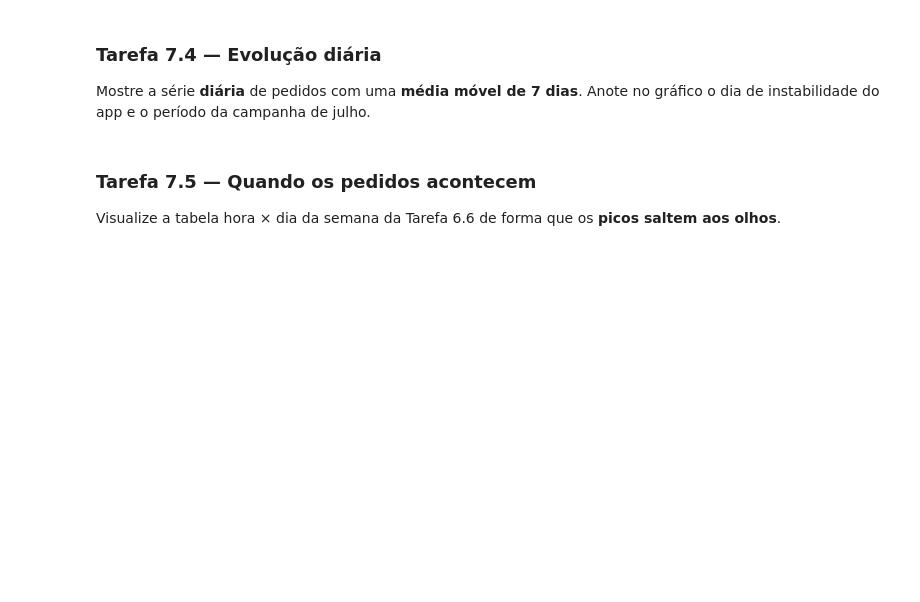
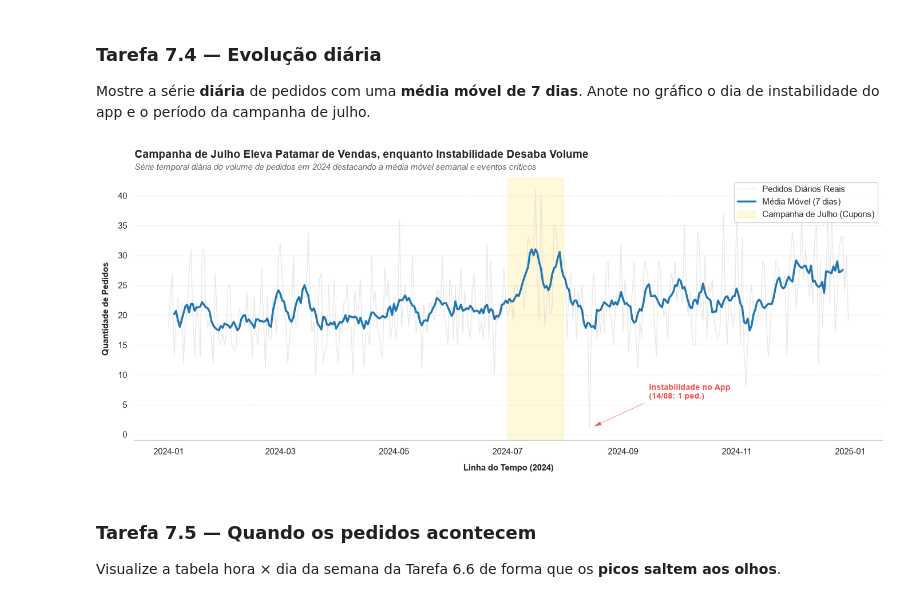
Before and after one commit to eduardoschlemer/TRABALHO-FINAL-ANALISE-EXPLORATORIA, a Jupyter notebook: projeto_final.ipynb, the cells around one changed output. Cells and saved outputs as stored; diff of their text form; code cells hidden in the pictures; blank space fills up the shorter version.

```diff
--- a/projeto_final.ipynb
+++ b/projeto_final.ipynb
@@ -1275,3 +2009,82 @@ Mostre a série **diária** de pedidos com uma **média móvel de 7 dias**. Anot
+# %%
+# 1. Preparar a série diária preenchendo possíveis dias vazios no calendário
+df["data_hora"] = pd.to_datetime(df["data_hora"])
+df_2024 = df[df["data_hora"].dt.year == 2024].copy()
+df_2024["data_pura"] = df_2024["data_hora"].dt.date
+
+serie_diaria = df_2024.groupby("data_pura").size()
+idx_completo = pd.date_range(
+    start="2024-01-01", end="2024-12-31", freq="D"
+).date
+serie_diaria = serie_diaria.reindex(idx_completo, fill_value=0)
+serie_diaria.index = pd.to_datetime(serie_diaria.index)
+
+# 2. Calcular a Média Móvel de 7 dias centralizada
+media_movel_7d = serie_diaria.rolling(window=7, center=True).mean()
+
+# 3. Inicializar a área do gráfico
+fig, ax = plt.subplots(figsize=(14, 6))
+
+# 4. Plotar os dados diários (cinza neutro) e a média móvel (azul de destaque)
+sns.lineplot(
+    x=serie_diaria.index,
+    y=serie_diaria.values,
+    ax=ax,
+    color=COR_NEUTRA,
+    alpha=0.5,
+    linewidth=1,
+    label="Pedidos Diários Reais",
+)
+sns.lineplot(
+    x=media_movel_7d.index,
+    y=media_movel_7d.values,
+    ax=ax,
+    color=COR_FOCO,
+    linewidth=2.5,
+    label="Média Móvel (7 dias)",
+)
+
+# 5. Sombreamento para a Campanha de Julho
+ax.axvspan(
+    pd.to_datetime("2024-07-01"),
+    pd.to_datetime("2024-07-31"),
+    color="gold",
+    alpha=0.15,
+    label="Campanha de Julho (Cupons)",
+)
+
+# 6. Seta indicando o dia de instabilidade do aplicativo (14/08/2024)
+data_anomala = pd.to_datetime("2024-08-14")
+qtd_anomala = (
+    serie_diaria.loc[data_anomala] if data_anomala in serie_diaria.index else 0
+)
+
+ax.annotate(
+    f"Instabilidade no App\n(14/08: {qtd_anomala} ped.)",
+    xy=(data_anomala, qtd_anomala),
+    xytext=(pd.to_datetime("2024-09-15"), qtd_anomala + 5),
+    arrowprops=dict(
+        facecolor=COR_ALERTA, shrink=0.05, width=1.5, headwidth=6
+    ),
+    color=COR_ALERTA,
+    fontweight="bold",
+    fontsize=10,
+)
+
+# 7. Aplicar o padrão visual limpo da Tarefa 7.0
+aplicar_titulos_limpos(
+    ax,
+    titulo_conclusao="Campanha de Julho Eleva Patamar de Vendas, enquanto Instabilidade Desaba Volume",
+    subtitulo="Série temporal diária do volume de pedidos em 2024 destacando a média móvel semanal e eventos críticos",
+    x_label="Linha do Tempo (2024)",
+    y_label="Quantidade de Pedidos",
+)
+
+ax.legend(frameon=True, loc="upper right")
+plt.tight_layout()
+plt.show()
+# %% [output]
+[figure, added]
 # %% [markdown]
 ### Tarefa 7.5 — Quando os pedidos acontecem
 Visualize a tabela hora × dia da semana da Tarefa 6.6 de forma que os **picos saltem aos olhos**.
```
Also changed, not shown: parts of 30 cells of this notebook.
